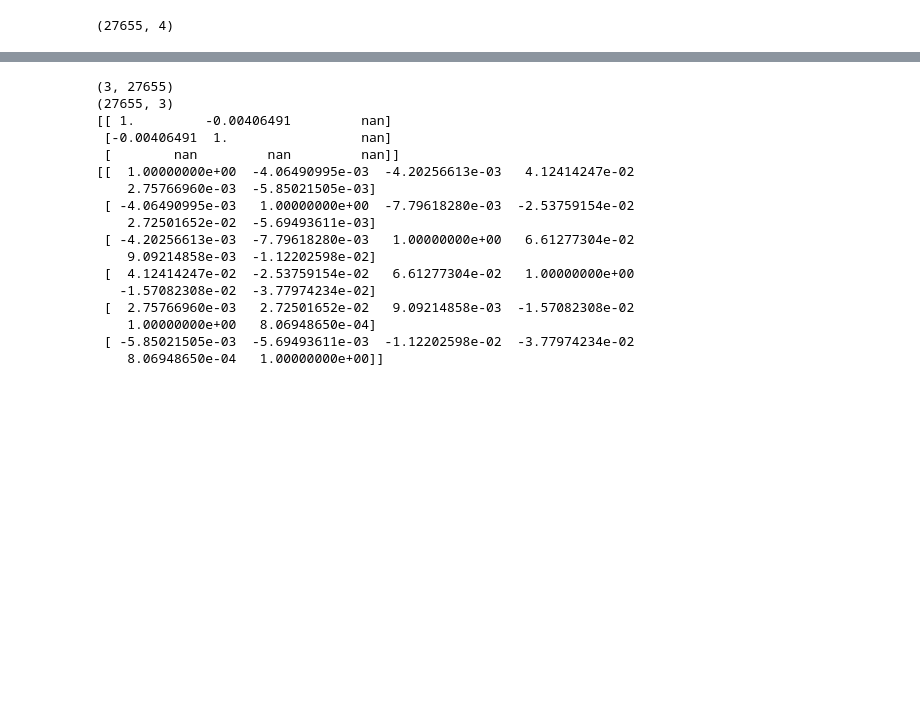
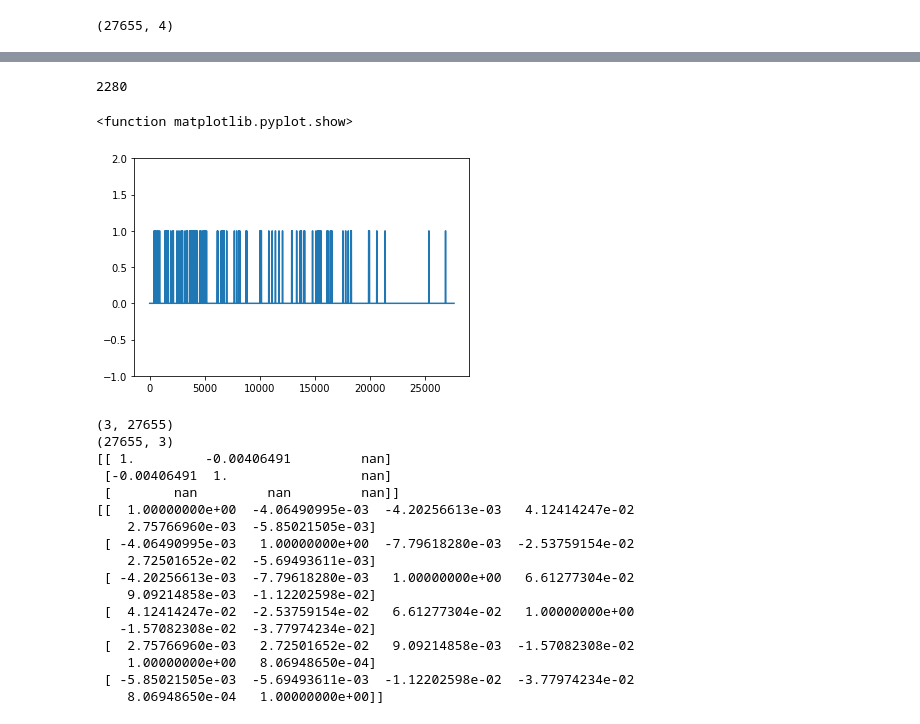
Before and after one commit to MoonBlvd/MDP_data_recording, a Jupyter notebook: warning_statistics.ipynb, the cells around one changed output, grey strips where cells are left out. Cells and saved outputs as stored; diff of their text form; code cells hidden in the pictures; blank space fills up the shorter version.

```diff
--- a/warning_statistics.ipynb
+++ b/warning_statistics.ipynb
@@ -113,3 +130,22 @@ plt.show
+# %%
+'''
+Load optimal action for 05182017 trajectory and compare with warning/anomalies
+'''
+optimal_action_path = []
+with open('optimal_action.txt') as f:
+    lines = f.readlines()
+    for line in lines:
+        optimal_action_path.append(int(line.strip()))
+optimal_action_path = np.array(optimal_action_path)
+print (len(np.where(optimal_action_path!=0)[0]))
+plt.figure(1)
+plt.plot(optimal_action_path)
+plt.ylim([-1,2])
+plt.show
+# %% [output]
+2280
+<function matplotlib.pyplot.show>
+[figure, added]
 # %%
 system_warnings = np.vstack([FCW, LDW, FSW])
 print (system_warnings.shape)
```
Also changed, not shown: parts of 5 cells of this notebook, 1 other file.
